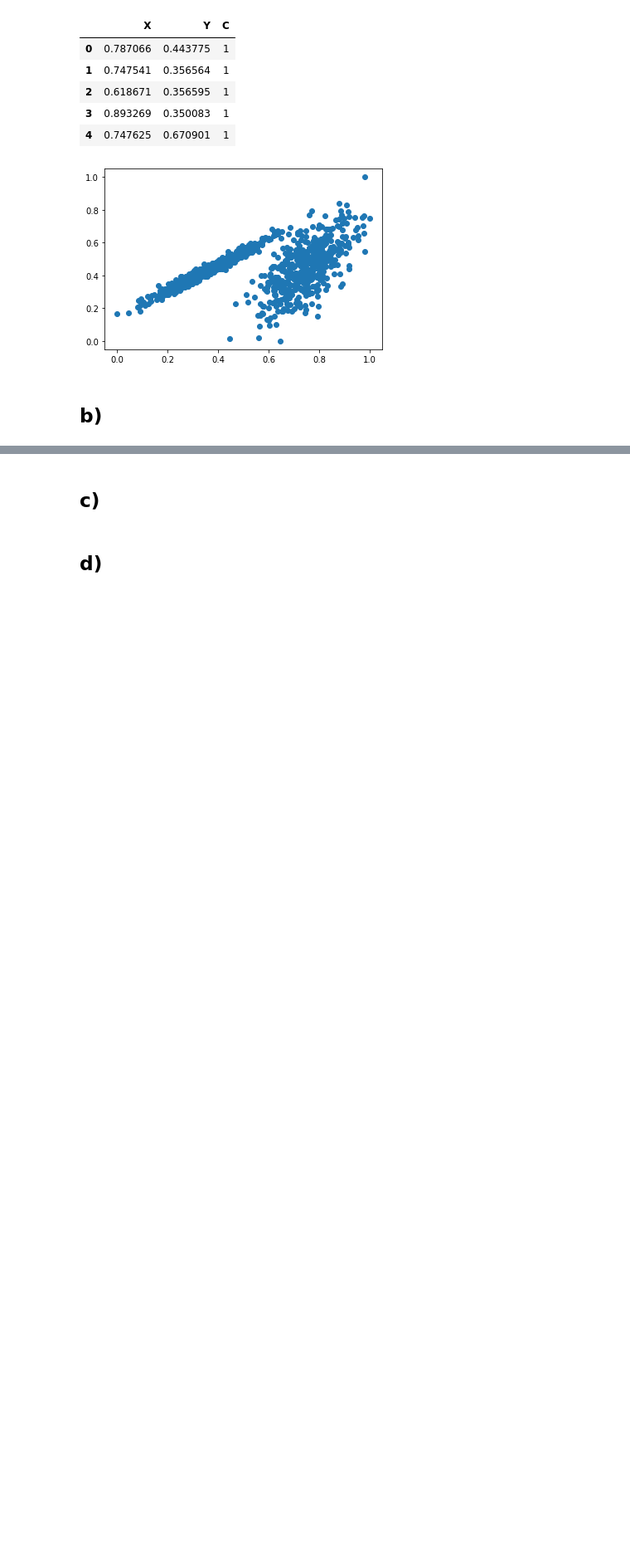
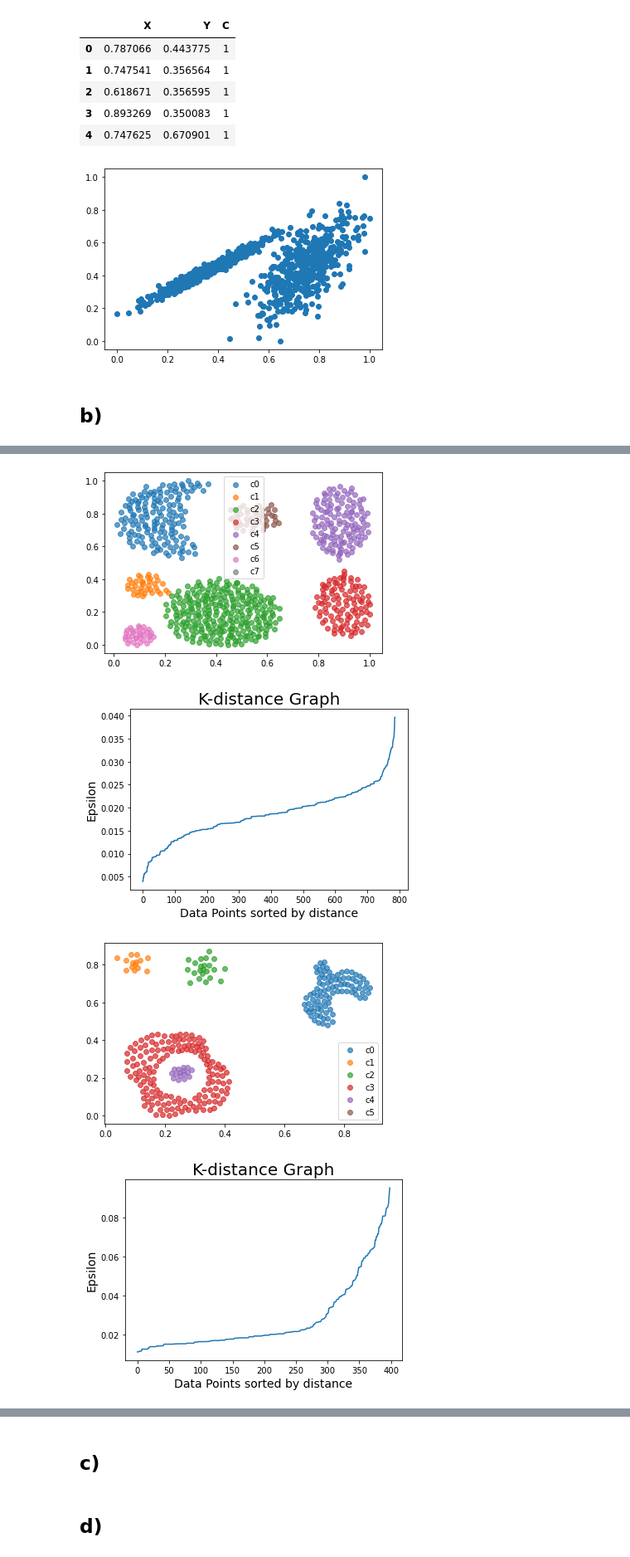
Before and after one commit to rafiqulislam21/pca_svd_clustring_and_apriori_algorithm_with_python, a Jupyter notebook: pca_svd_clustring_and_apriori_algorithm.ipynb, the cells around one changed output, grey strips where cells are left out. Shown: that part at 83% size. Cells and saved outputs as stored; diff of their text form; code cells hidden in the pictures; blank space fills up the shorter version.

```diff
--- a/pca_svd_clustring_and_apriori_algorithm.ipynb
+++ b/pca_svd_clustring_and_apriori_algorithm.ipynb
@@ -319 +354,11 @@ k_means(4, df4)
 [figure]
+# %%
+db_scan(0.036, 5, df1)
+db_scan(0.04, 5, df2)
+db_scan(0.03, 5, df3)
+db_scan(0.035, 5, df4)
+# %% [output]
+[figure, added]
+[figure, added]
+[figure, added]
+[figure, added]
```
Also changed, not shown: parts of 4 cells of this notebook.
